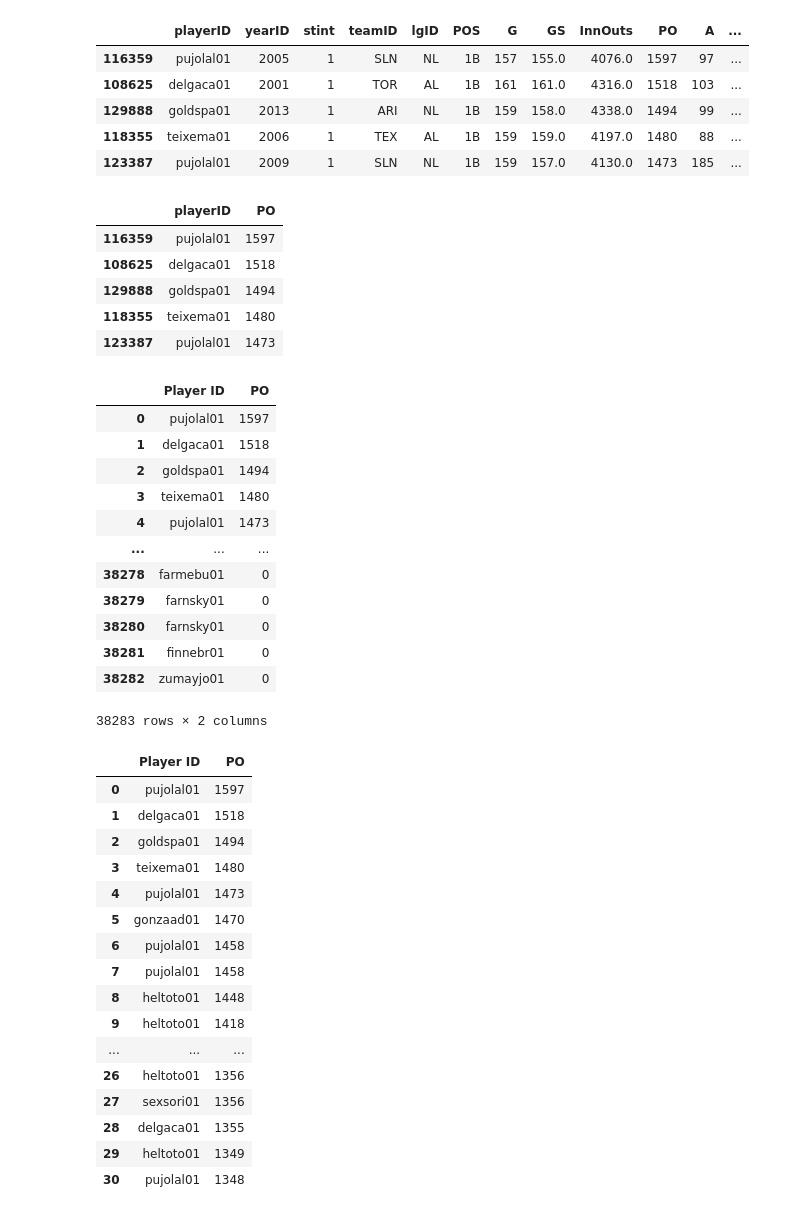
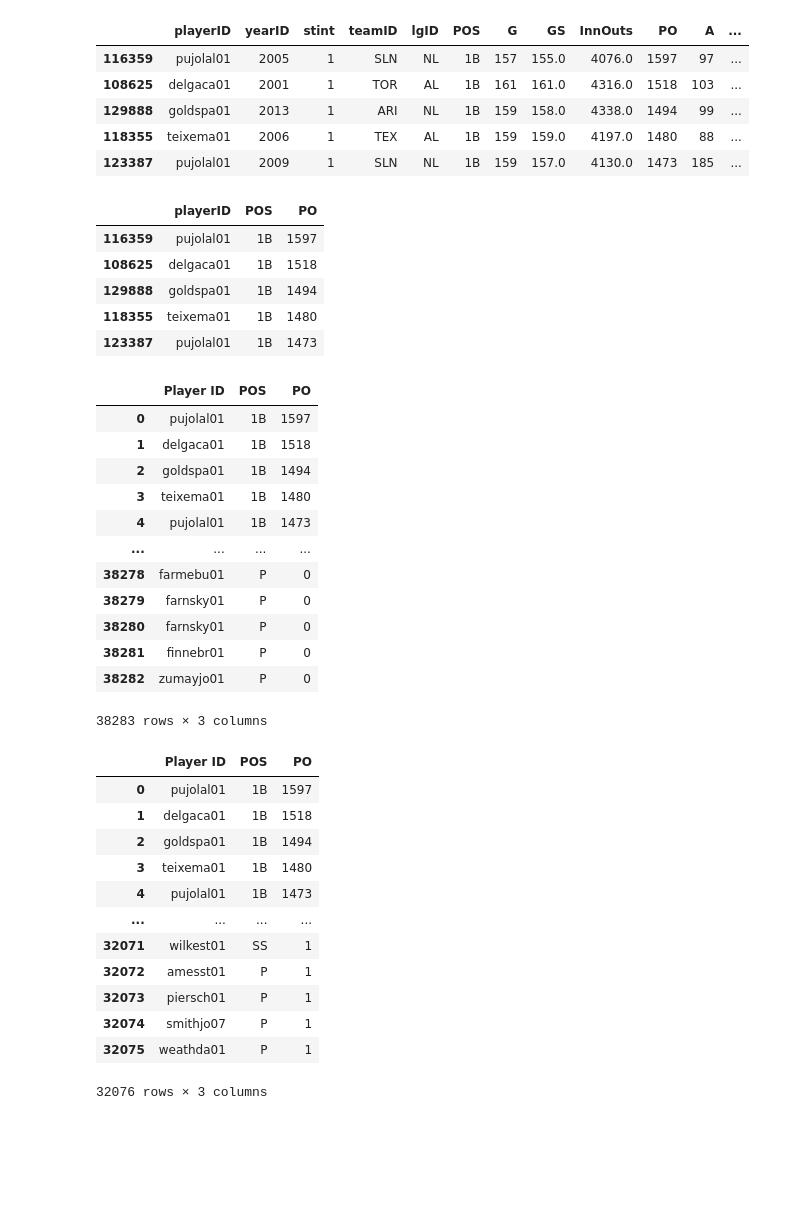
Before and after one commit to data301-2021-winter1/project-group37-project, a Jupyter notebook: notebooks/analysis2.ipynb, the cells around one changed output. Drawn from its saved outputs; the diff is of its cells as text; code cells hidden in the pictures; blank space fills up the shorter version.

```diff
--- a/notebooks/analysis2.ipynb
+++ b/notebooks/analysis2.ipynb
@@ -414,56 +456,52 @@ fielding1_clean.head()
 | 123387 | pujolal01 | 2009 | 1 | SLN | NL | 1B | 159 | 157.0 | 4130.0 | 1473 | 185 | ... |
 # %%
 fieldingSS_clean = (fielding1_clean
-                   .drop(["stint", "SB", "yearID", "teamID", "POS", "WP", "GS", "PB", "WP", "SB", "CS", "ZR", "A", "E", "DP", "InnOuts", "G", "lgID"], axis = 1)
+                   .drop(["stint", "SB", "teamID", 'yearID', "WP", "GS", "PB", "WP", "SB", "CS", "ZR", "A", "E", "DP", "InnOuts", "G", "lgID"], axis = 1)
                   )
 # %%
 fieldingSS_clean.head()
 # %% [output]
-|  | playerID | PO |
-| 116359 | pujolal01 | 1597 |
-| 108625 | delgaca01 | 1518 |
-| 129888 | goldspa01 | 1494 |
-| 118355 | teixema01 | 1480 |
-| 123387 | pujolal01 | 1473 |
+|  | playerID | POS | PO |
+| 116359 | pujolal01 | 1B | 1597 |
+| 108625 | delgaca01 | 1B | 1518 |
+| 129888 | goldspa01 | 1B | 1494 |
+| 118355 | teixema01 | 1B | 1480 |
+| 123387 | pujolal01 | 1B | 1473 |
 # %%
 fieldingSS2_clean = fieldingSS_clean.rename({'playerID': "Player ID", 'yearID': "Year", 'lgID': "League", 'G': "Games Played"}, axis = 1).reset_index().drop(['index'], axis = 1)
 # %%
 fieldingSS2_clean
 # %% [output]
-|  | Player ID | PO |
-| 0 | pujolal01 | 1597 |
-| 1 | delgaca01 | 1518 |
-| 2 | goldspa01 | 1494 |
-| 3 | teixema01 | 1480 |
-| 4 | pujolal01 | 1473 |
-| ... | ... | ... |
-| 38278 | farmebu01 | 0 |
-| 38279 | farnsky01 | 0 |
-| 38280 | farnsky01 | 0 |
-| 38281 | finnebr01 | 0 |
-| 38282 | zumayjo01 | 0 |
+|  | Player ID | POS | PO |
+| 0 | pujolal01 | 1B | 1597 |
+| 1 | delgaca01 | 1B | 1518 |
+| 2 | goldspa01 | 1B | 1494 |
+| 3 | teixema01 | 1B | 1480 |
+| 4 | pujolal01 | 1B | 1473 |
+| ... | ... | ... | ... |
+| 38278 | farmebu01 | P | 0 |
+| 38279 | farnsky01 | P | 0 |
+| 38280 | farnsky01 | P | 0 |
+| 38281 | finnebr01 | P | 0 |
+| 38282 | zumayjo01 | P | 0 |
-38283 rows × 2 columns
+38283 rows × 3 columns
 # %%
-fielding9_clean = fieldingSS2_clean[fieldingSS2_clean["PO"] > 1342]
+fielding9_clean = fieldingSS2_clean[fieldingSS2_clean["PO"] > 0]
 fielding9_clean
 # %% [output]
-|  | Player ID | PO |
-| 0 | pujolal01 | 1597 |
-| 1 | delgaca01 | 1518 |
-| 2 | goldspa01 | 1494 |
-| 3 | teixema01 | 1480 |
-| 4 | pujolal01 | 1473 |
-| 5 | gonzaad01 | 1470 |
-| 6 | pujolal01 | 1458 |
-| 7 | pujolal01 | 1458 |
-| 8 | heltoto01 | 1448 |
-| 9 | heltoto01 | 1418 |
-| ... | ... | ... |
-| 26 | heltoto01 | 1356 |
-| 27 | sexsori01 | 1356 |
-| 28 | delgaca01 | 1355 |
-| 29 | heltoto01 | 1349 |
-| 30 | pujolal01 | 1348 |
+|  | Player ID | POS | PO |
+| 0 | pujolal01 | 1B | 1597 |
+| 1 | delgaca01 | 1B | 1518 |
+| 2 | goldspa01 | 1B | 1494 |
+| 3 | teixema01 | 1B | 1480 |
+| 4 | pujolal01 | 1B | 1473 |
+| ... | ... | ... | ... |
+| 32071 | wilkest01 | SS | 1 |
+| 32072 | amesst01 | P | 1 |
+| 32073 | piersch01 | P | 1 |
+| 32074 | smithjo07 | P | 1 |
+| 32075 | weathda01 | P | 1 |
+32076 rows × 3 columns
 # %%
 fielding9_clean.describe()
 # %% [output]
```
Also changed, not shown: parts of 16 cells of this notebook.
